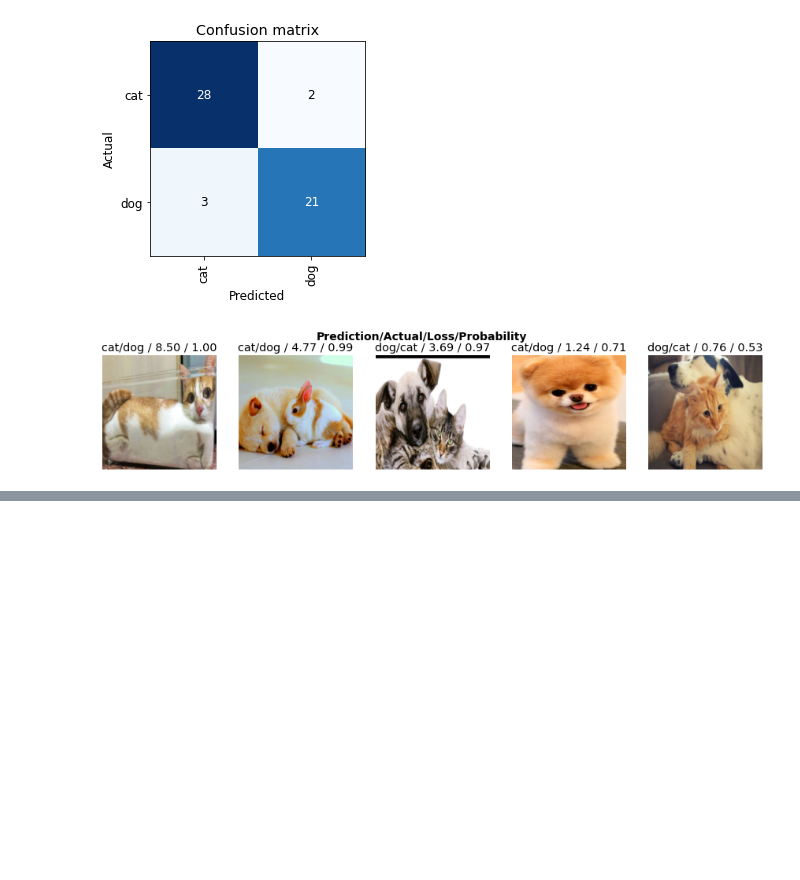
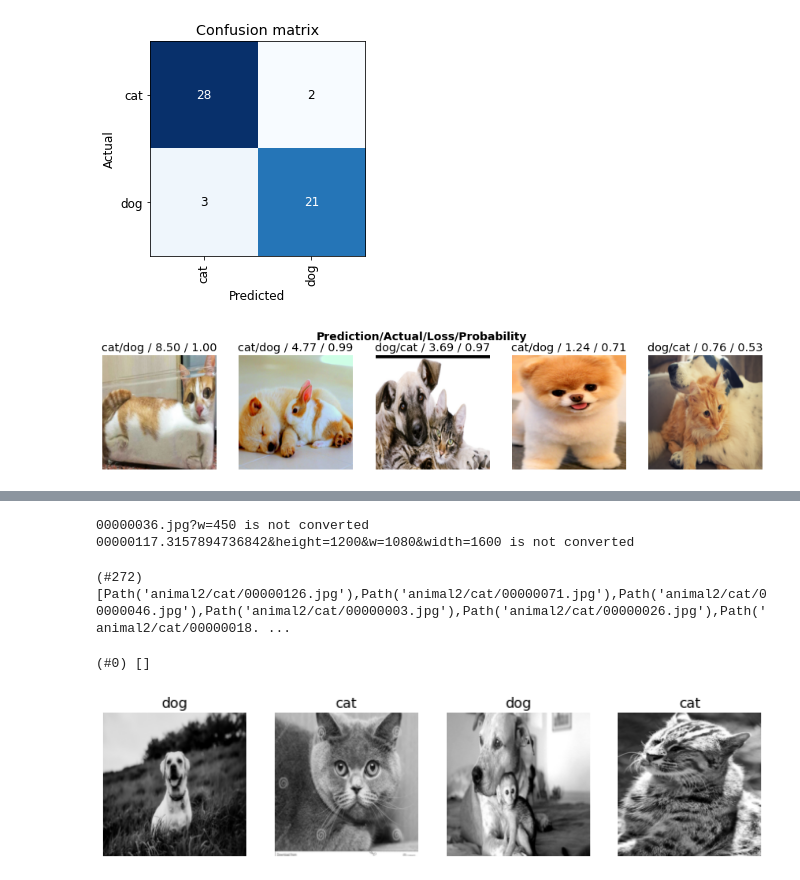
Before and after one commit to Amritasha/ML, a Jupyter notebook: ml1.ipynb, the cells around one changed output, grey strips where cells are left out. Drawn from its saved outputs; the diff is of its cells as text; code cells hidden in the pictures; blank space fills up the shorter version.

```diff
--- a/ml1.ipynb
+++ b/ml1.ipynb
@@ -102,0 +135,59 @@ interp34.plot_top_losses(5, nrows=1)
+# %%
+import cv2
+
+import os,glob
+
+from os import listdir,makedirs
+
+from os.path import isfile,join
+path = 'animal/dog' # Source Folder
+dstpath = 'animal2/dog' # Destination Folder
+try:
+    makedirs(dstpath)
+except:
+    print ("Directory already exist, images will be written in same folder")
+# Folder won't used
+files = list(filter(lambda f: isfile(join(path,f)), listdir(path)))
+for image in files:
+    try:
+        img = cv2.imread(os.path.join(path,image))
+        gray = cv2.cvtColor(img,cv2.COLOR_BGR2GRAY)
+        dstPath = join(dstpath,image)
+        cv2.imwrite(dstPath,gray)
+    except:
+        print ("{} is not converted".format(image))
+for fil in glob.glob("*.jpg"):
+    try:
+        image = cv2.imread(fil)
+        gray_image = cv2.cvtColor(os.path.join(path,image), cv2.COLOR_BGR2GRAY) # convert to greyscale
+        cv2.imwrite(os.path.join(dstpath,fil),gray_image)
+    except:
+        print('{} is not converted')
+# %% [output]
+00000036.jpg?w=450 is not converted
+00000117.3157894736842&height=1200&w=1080&width=1600 is not converted
+# %%
+fns2 = get_image_files(path2)
+fns2
+# %% [output]
+(#272) [Path('animal2/cat/00000126.jpg'),Path('animal2/cat/00000071.jpg'),Path('animal2/cat/00000046.jpg'),Path('animal2/cat/00000003.jpg'),Path('animal2/cat/00000026.jpg'),Path('animal2/cat/00000018. ...
+# %%
+failed = verify_images(fns2)
+failed
+# %% [output]
+(#0) []
+# %%
+path2 = Path('animal2')
+animal2 = DataBlock(
+    blocks=(ImageBlock, CategoryBlock),
+    get_items=get_image_files,
+    splitter=RandomSplitter(valid_pct=0.2, seed=42),
+    get_y=parent_label,
+    item_tfms=Resize(128))
+animal2 = animal2.new(
+    item_tfms=RandomResizedCrop(224, min_scale=0.5),
+    batch_tfms=aug_transforms())
+dls = animal2.dataloaders(path2)
+dls.valid.show_batch(max_n=4, nrows=1)
+# %% [output]
+[figure, added]
```
Also changed, not shown: parts of 8 cells of this notebook.
